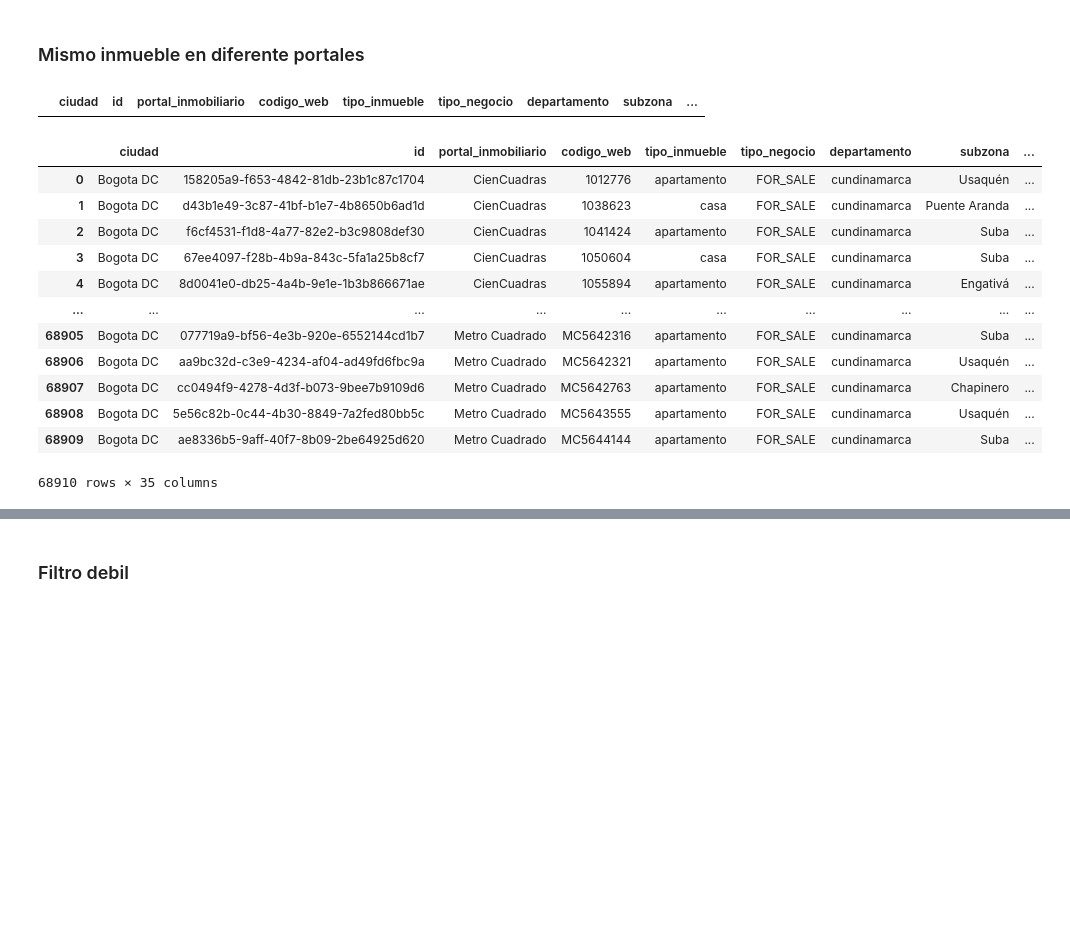
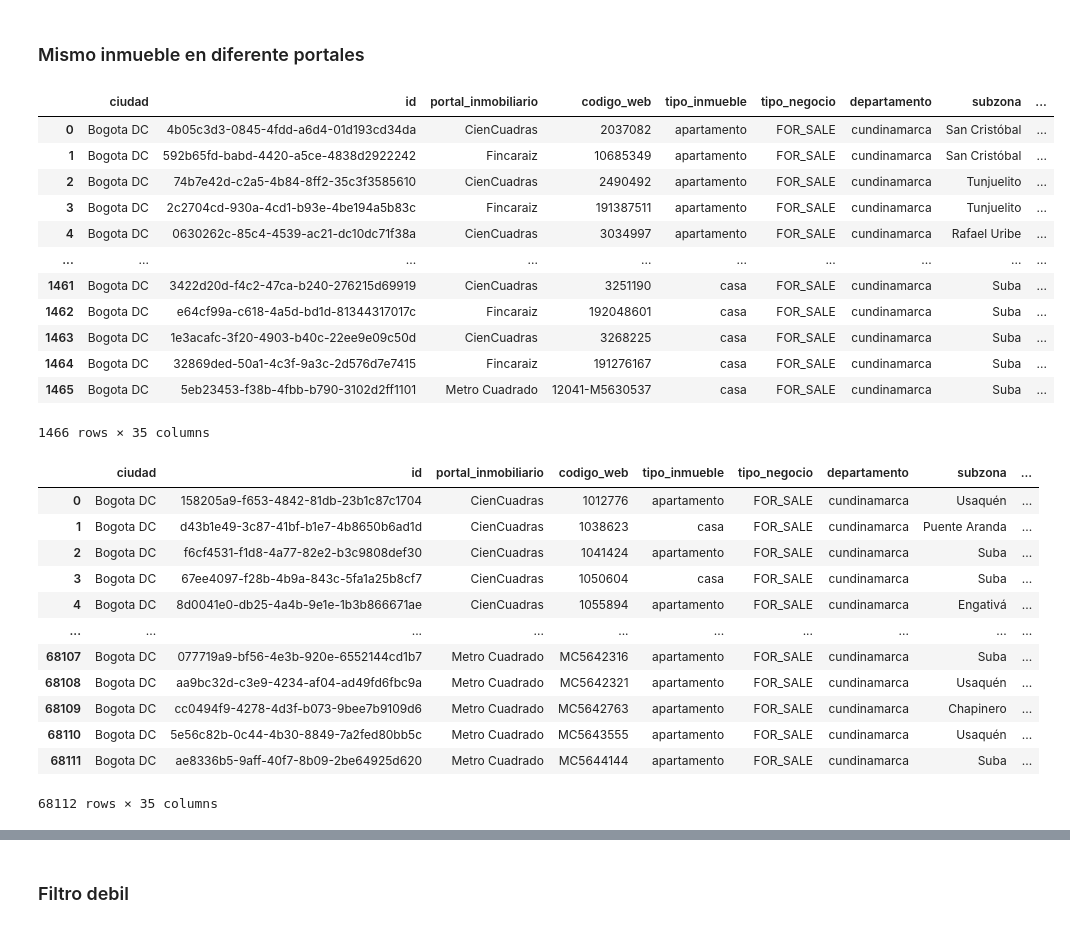
Before and after one commit to santiagogr10/Duppla, a Jupyter notebook: Notebooks/analysis.ipynb, the cells around one changed output, grey strips where cells are left out. Drawn from its saved outputs; the diff is of its cells as text; code cells hidden in the pictures; blank space fills up the shorter version.

```diff
--- a/Notebooks/analysis.ipynb
+++ b/Notebooks/analysis.ipynb
@@ -89,3 +89,22 @@ data['precio_venta'] = (
     .str.replace(r'[^\d.]', '', regex=True)
     .astype(float)
 )
+# %%
+import pandas as pd
+
+# 1) Convierte a numérico; todo lo que no pueda convertirse pasa a NaN
+data['anhio_construccion'] = pd.to_numeric(
+    data['anhio_construccion'],
+    errors='coerce'        # valores no numéricos → NaN
+)
+
+# 2) Cámbialo al tipo entero nullable de pandas
+data['anhio_construccion'] = (
+    data['anhio_construccion']
+    .round()               # por si llega algún decimal (opcional)
+    .astype('Int64')       # entero que admite <NA>
+)
+
+# 3) (Opcional) Verifica el resultado
+print(data['anhio_construccion'].dtype)   # → Int64
+print(data['anhio_construccion'].head())
@@ -669,39 +684,51 @@ display(data_sin_duplicados)
 data_sin_duplicados['last_edited'] = pd.to_datetime(data_sin_duplicados['last_edited'])
 
 # Función de similitud al 100%
-def descripcion_similaridad_al_100(grp, threshold=100):
+def descripcion_similaridad_al_100(grp, threshold=96):
     base = grp['descripcion'].iat[0]
     return all(fuzz.token_set_ratio(base, desc) >= threshold
                for desc in grp['descripcion'].iloc[1:])
 
 # Claves para agrupar los candidatos
 group_keys = [
     'latitud', 'longitud', 'area',
     'tipo_inmueble', 'habitaciones', 'banios'
 ]
 
 # 1) Filtrar grupos donde:
 #    - haya al menos 2 filas,
 #    - descripciones coincidan al 100%,
 #    - vengan de más de un portal,
 #    - ¡y tengan TODOS el mismo precio!
 duplicados_precio_constante = (
     data_sin_duplicados
       .groupby(group_keys, group_keys=False)
       .filter(lambda grp: (
           len(grp) > 1 and
           descripcion_similaridad_al_100(grp) and
           grp['portal_inmobiliario'].nunique() > 1 and
           grp['precio_venta'].nunique() == 1
       ))
       .sort_values(group_keys + ['portal_inmobiliario'])
       .reset_index(drop=True)
 )
 
 # Mostrar solo los grupos filtrados
 display(duplicados_precio_constante)
 # %% [output]
 |  | ciudad | id | portal_inmobiliario | codigo_web | tipo_inmueble | tipo_negocio | departamento | subzona | ... |
+| 0 | Bogota DC | 4b05c3d3-0845-4fdd-a6d4-01d193cd34da | CienCuadras | 2037082 | apartamento | FOR_SALE | cundinamarca | San Cristóbal | ... |
+| 1 | Bogota DC | 592b65fd-babd-4420-a5ce-4838d2922242 | Fincaraiz | 10685349 | apartamento | FOR_SALE | cundinamarca | San Cristóbal | ... |
+| 2 | Bogota DC | 74b7e42d-c2a5-4b84-8ff2-35c3f3585610 | CienCuadras | 2490492 | apartamento | FOR_SALE | cundinamarca | Tunjuelito | ... |
+| 3 | Bogota DC | 2c2704cd-930a-4cd1-b93e-4be194a5b83c | Fincaraiz | 191387511 | apartamento | FOR_SALE | cundinamarca | Tunjuelito | ... |
+| 4 | Bogota DC | 0630262c-85c4-4539-ac21-dc10dc71f38a | CienCuadras | 3034997 | apartamento | FOR_SALE | cundinamarca | Rafael Uribe | ... |
+| ... | ... | ... | ... | ... | ... | ... | ... | ... | ... |
+| 1461 | Bogota DC | 3422d20d-f4c2-47ca-b240-276215d69919 | CienCuadras | 3251190 | casa | FOR_SALE | cundinamarca | Suba | ... |
+| 1462 | Bogota DC | e64cf99a-c618-4a5d-bd1d-81344317017c | Fincaraiz | 192048601 | casa | FOR_SALE | cundinamarca | Suba | ... |
+| 1463 | Bogota DC | 1e3acafc-3f20-4903-b40c-22ee9e09c50d | CienCuadras | 3268225 | casa | FOR_SALE | cundinamarca | Suba | ... |
+| 1464 | Bogota DC | 32869ded-50a1-4c3f-9a3c-2d576d7e7415 | Fincaraiz | 191276167 | casa | FOR_SALE | cundinamarca | Suba | ... |
+| 1465 | Bogota DC | 5eb23453-f38b-4fbb-b790-3102d2ff1101 | Metro Cuadrado | 12041-M5630537 | casa | FOR_SALE | cundinamarca | Suba | ... |
+1466 rows × 35 columns
 # %%
 import pandas as pd
 from rapidfuzz import fuzz
@@ -711,7 +738,7 @@ df = data_sin_duplicados.copy()
 df['last_edited'] = pd.to_datetime(df['last_edited'])
 
 # 2) Función de similitud al 100%
-def descripcion_similaridad_al_100(grp, threshold=100):
+def descripcion_similaridad_al_100(grp, threshold=96):
     base = grp['descripcion'].iat[0]
     return all(fuzz.token_set_ratio(base, desc) >= threshold
                for desc in grp['descripcion'].iloc[1:])
@@ -759,12 +786,12 @@ display(data_sin_duplicados)
 | 3 | Bogota DC | 67ee4097-f28b-4b9a-843c-5fa1a25b8cf7 | CienCuadras | 1050604 | casa | FOR_SALE | cundinamarca | Suba | ... |
 | 4 | Bogota DC | 8d0041e0-db25-4a4b-9e1e-1b3b866671ae | CienCuadras | 1055894 | apartamento | FOR_SALE | cundinamarca | Engativá | ... |
 | ... | ... | ... | ... | ... | ... | ... | ... | ... | ... |
-| 68905 | Bogota DC | 077719a9-bf56-4e3b-920e-6552144cd1b7 | Metro Cuadrado | MC5642316 | apartamento | FOR_SALE | cundinamarca | Suba | ... |
-| 68906 | Bogota DC | aa9bc32d-c3e9-4234-af04-ad49fd6fbc9a | Metro Cuadrado | MC5642321 | apartamento | FOR_SALE | cundinamarca | Usaquén | ... |
-| 68907 | Bogota DC | cc0494f9-4278-4d3f-b073-9bee7b9109d6 | Metro Cuadrado | MC5642763 | apartamento | FOR_SALE | cundinamarca | Chapinero | ... |
-| 68908 | Bogota DC | 5e56c82b-0c44-4b30-8849-7a2fed80bb5c | Metro Cuadrado | MC5643555 | apartamento | FOR_SALE | cundinamarca | Usaquén | ... |
-| 68909 | Bogota DC | ae8336b5-9aff-40f7-8b09-2be64925d620 | Metro Cuadrado | MC5644144 | apartamento | FOR_SALE | cundinamarca | Suba | ... |
+| 68107 | Bogota DC | 077719a9-bf56-4e3b-920e-6552144cd1b7 | Metro Cuadrado | MC5642316 | apartamento | FOR_SALE | cundinamarca | Suba | ... |
+| 68108 | Bogota DC | aa9bc32d-c3e9-4234-af04-ad49fd6fbc9a | Metro Cuadrado | MC5642321 | apartamento | FOR_SALE | cundinamarca | Usaquén | ... |
+| 68109 | Bogota DC | cc0494f9-4278-4d3f-b073-9bee7b9109d6 | Metro Cuadrado | MC5642763 | apartamento | FOR_SALE | cundinamarca | Chapinero | ... |
+| 68110 | Bogota DC | 5e56c82b-0c44-4b30-8849-7a2fed80bb5c | Metro Cuadrado | MC5643555 | apartamento | FOR_SALE | cundinamarca | Usaquén | ... |
+| 68111 | Bogota DC | ae8336b5-9aff-40f7-8b09-2be64925d620 | Metro Cuadrado | MC5644144 | apartamento | FOR_SALE | cundinamarca | Suba | ... |
-68910 rows × 35 columns
+68112 rows × 35 columns
 # %%
 sizes = to_collapse.groupby(group_keys).size()
 print("Grupos de tamaño 2:", (sizes==2).sum())
```
Also changed, not shown: parts of 30 cells of this notebook.
